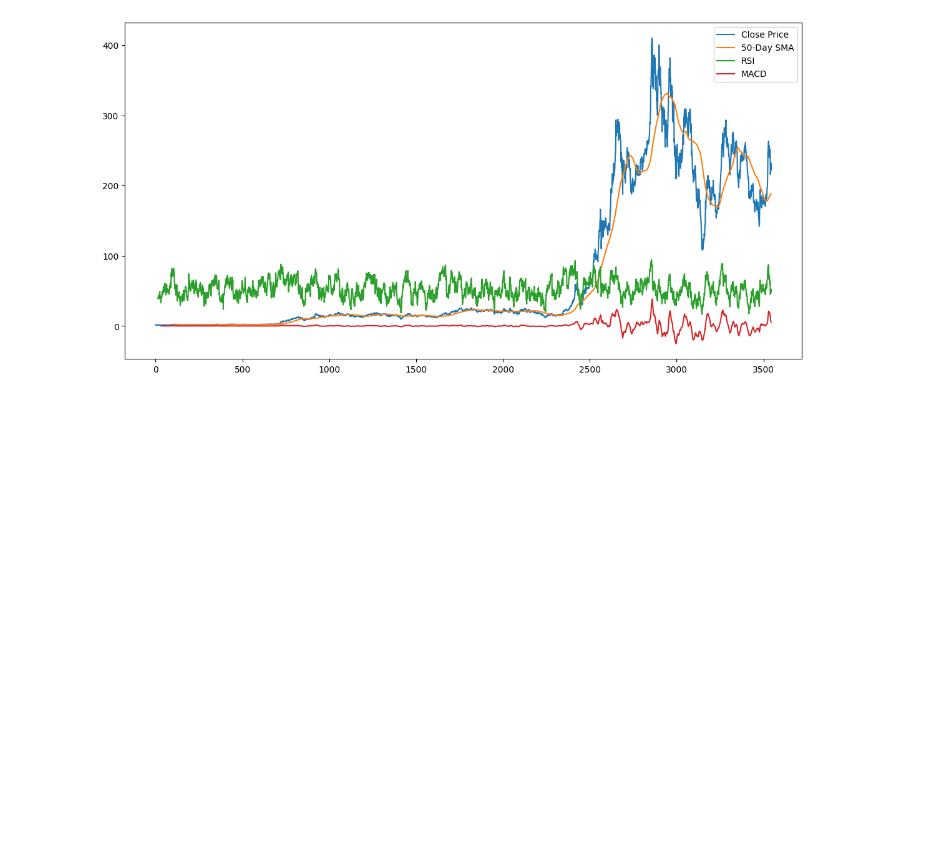
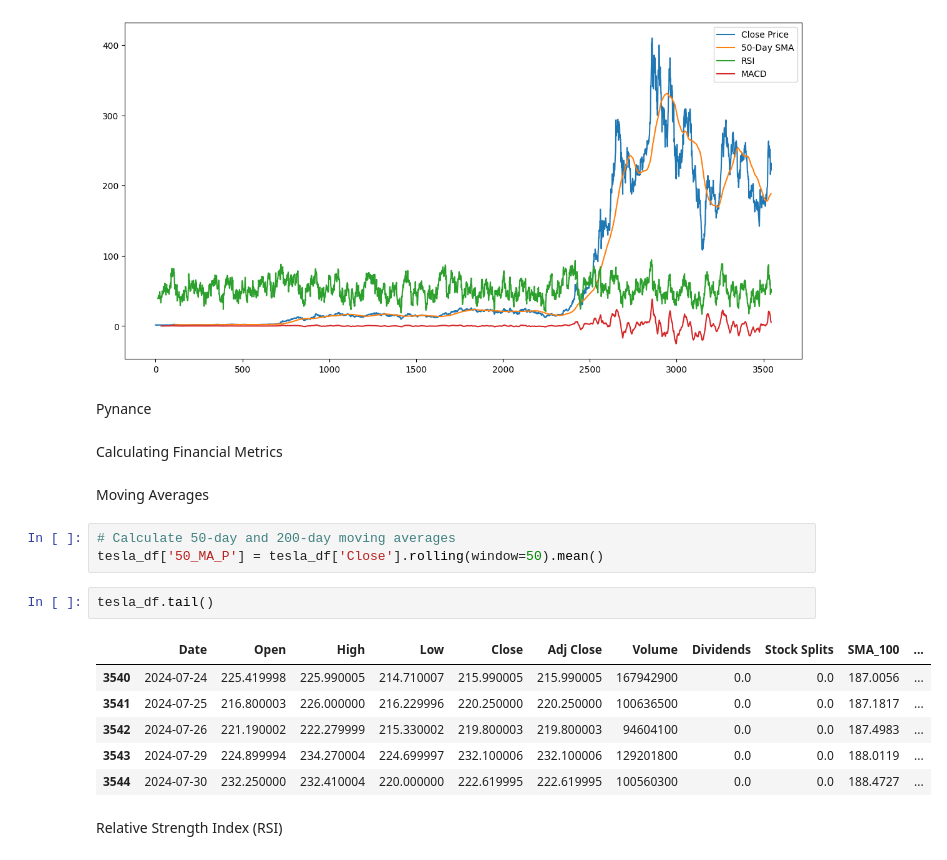
Before and after one commit to Leulseged-Mesfin/Nova-Financial-Solutions-Data-Analysis, a Jupyter notebook: notbooks/task-2.ipynb, the cells around one changed output. Saved outputs shown, nothing was run; the diff lists cells and outputs as text; blank space fills up the shorter version.

```diff
--- a/notbooks/task-2.ipynb
+++ b/notbooks/task-2.ipynb
@@ -134,3 +135,23 @@ plt.legend()
 plt.show()
 # %% [output]
 [figure]
+# %% [markdown]
+Pynance
+# %% [markdown]
+Calculating Financial Metrics
+# %% [markdown]
+Moving Averages
+# %%
+# Calculate 50-day and 200-day moving averages
+tesla_df['50_MA_P'] = tesla_df['Close'].rolling(window=50).mean()
+# %%
+tesla_df.tail()
+# %% [output]
+|  | Date | Open | High | Low | Close | Adj Close | Volume | Dividends | Stock Splits | SMA_100 | ... |
+| 3540 | 2024-07-24 | 225.419998 | 225.990005 | 214.710007 | 215.990005 | 215.990005 | 167942900 | 0.0 | 0.0 | 187.0056 | ... |
+| 3541 | 2024-07-25 | 216.800003 | 226.000000 | 216.229996 | 220.250000 | 220.250000 | 100636500 | 0.0 | 0.0 | 187.1817 | ... |
+| 3542 | 2024-07-26 | 221.190002 | 222.279999 | 215.330002 | 219.800003 | 219.800003 | 94604100 | 0.0 | 0.0 | 187.4983 | ... |
+| 3543 | 2024-07-29 | 224.899994 | 234.270004 | 224.699997 | 232.100006 | 232.100006 | 129201800 | 0.0 | 0.0 | 188.0119 | ... |
+| 3544 | 2024-07-30 | 232.250000 | 232.410004 | 220.000000 | 222.619995 | 222.619995 | 100560300 | 0.0 | 0.0 | 188.4727 | ... |
+# %% [markdown]
+Relative Strength Index (RSI)
```
Also changed, not shown: parts of 8 cells of this notebook, 1 other file.
